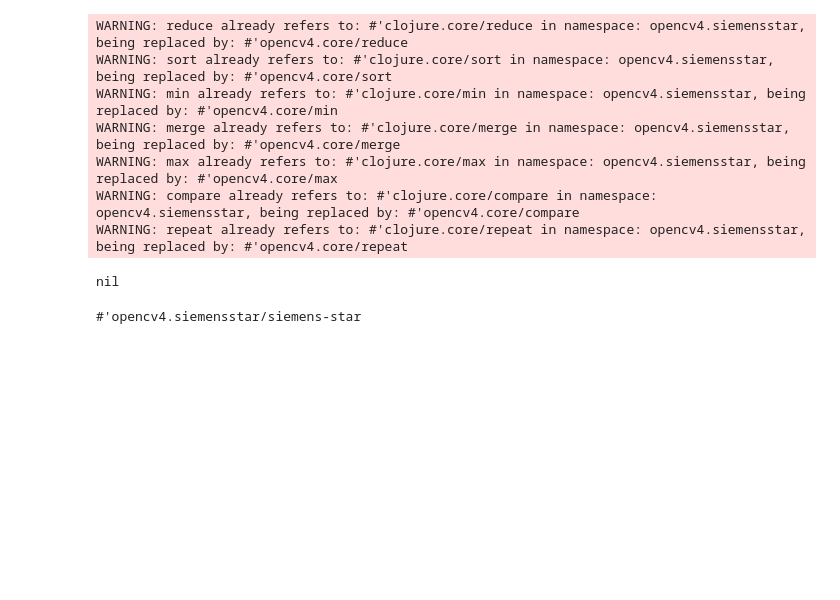
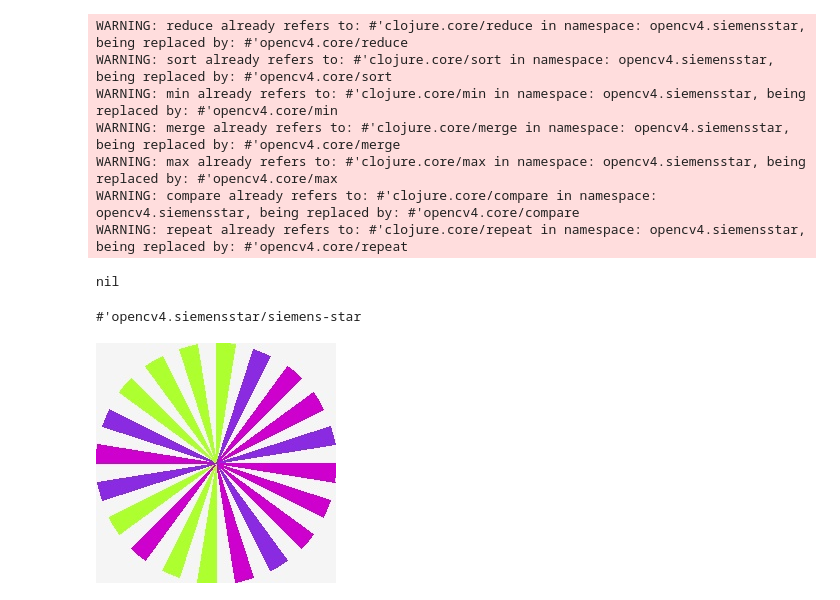
Before and after one commit to hellonico/origami-fun, a Jupyter notebook: jupyter/siemanstart.ipynb, the cells around one changed output. Cells and saved outputs as stored; diff of their text form; code cells hidden in the pictures; blank space fills up the shorter version.

```diff
--- a/jupyter/siemanstart.ipynb
+++ b/jupyter/siemanstart.ipynb
@@ -32,3 +32,8 @@ nil
     star)))
 # %% [output]
 #'opencv4.siemensstar/siemens-star
+# %%
+(u/>>>
+  (siemens-star 120 20 [color/blueviolet color/greenyellow color/magenta-3]))
+# %% [output]
+[figure, added]
```
Also changed, not shown: 20 other files.
